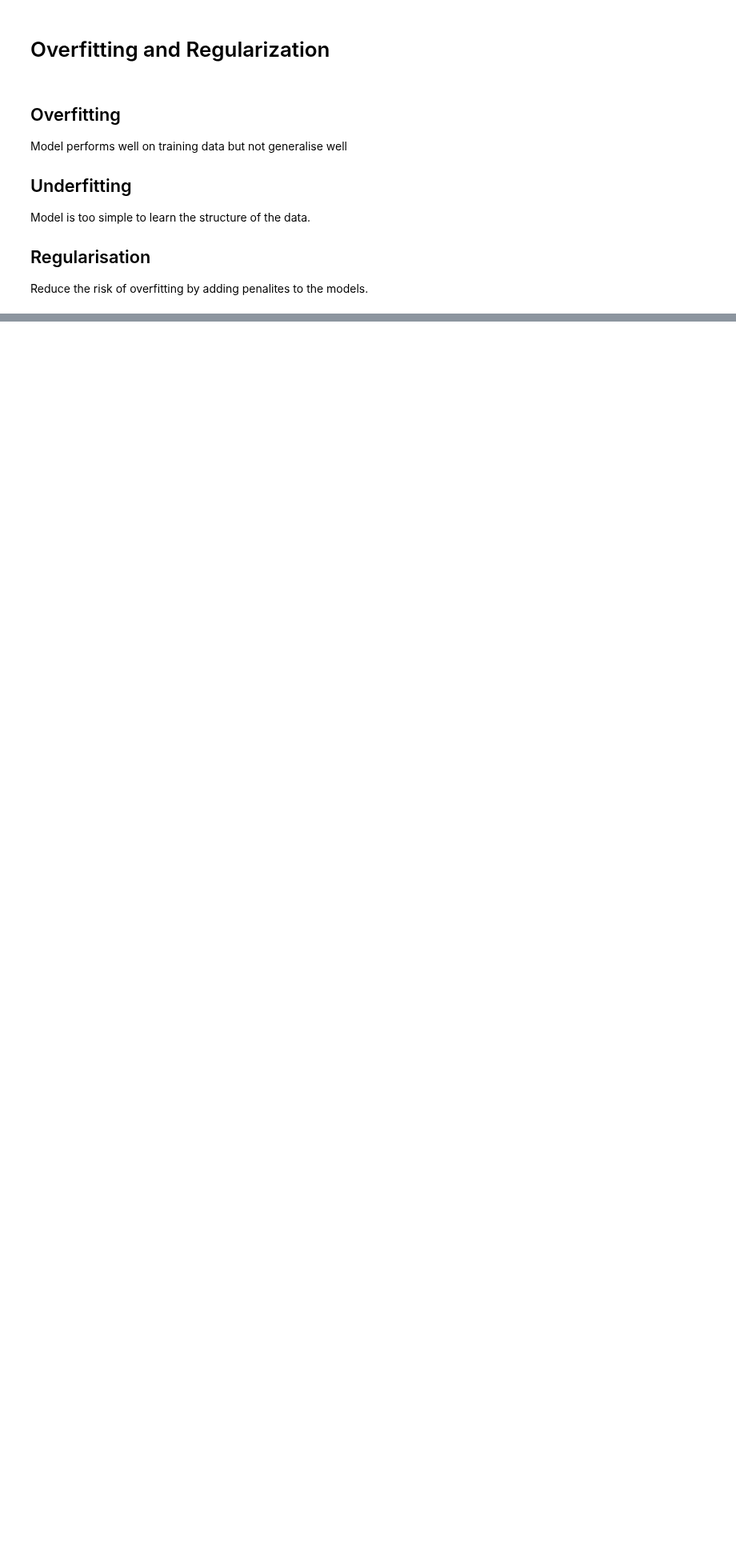
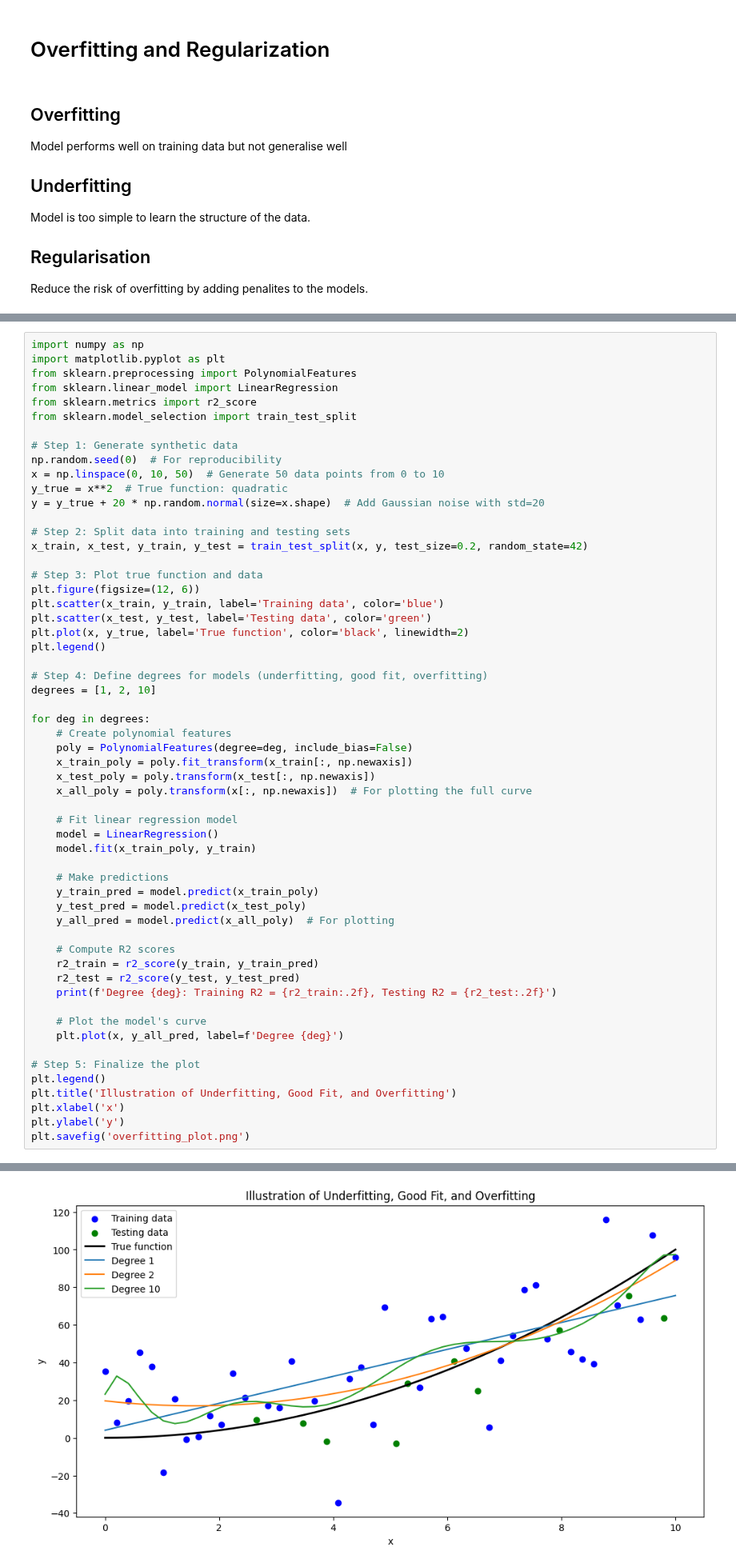
Before and after one commit to vuhung16au/ACU, a Jupyter notebook: ITEC203/Week08/ITEC203_Week08_Tutorial_Linear_Regression.ipynb, the cells around one changed output, grey strips where cells are left out. Shown at 80% size. Drawn from its saved outputs; the diff is of its cells as text; blank space fills up the shorter version.

```diff
--- a/ITEC203/Week08/ITEC203_Week08_Tutorial_Linear_Regression.ipynb
+++ b/ITEC203/Week08/ITEC203_Week08_Tutorial_Linear_Regression.ipynb
@@ -264,0 +269,58 @@ Reduce the risk of overfitting by adding penalites to the models.
+# %%
+import numpy as np
+import matplotlib.pyplot as plt
+from sklearn.preprocessing import PolynomialFeatures
+from sklearn.linear_model import LinearRegression
+from sklearn.metrics import r2_score
+from sklearn.model_selection import train_test_split
+
+# Step 1: Generate synthetic data
+np.random.seed(0)  # For reproducibility
+x = np.linspace(0, 10, 50)  # Generate 50 data points from 0 to 10
+y_true = x**2  # True function: quadratic
+y = y_true + 20 * np.random.normal(size=x.shape)  # Add Gaussian noise with std=20
+
+# Step 2: Split data into training and testing sets
+x_train, x_test, y_train, y_test = train_test_split(x, y, test_size=0.2, random_state=42)
+
+# Step 3: Plot true function and data
+plt.figure(figsize=(12, 6))
+plt.scatter(x_train, y_train, label='Training data', color='blue')
+plt.scatter(x_test, y_test, label='Testing data', color='green')
+plt.plot(x, y_true, label='True function', color='black', linewidth=2)
+plt.legend()
+
+# Step 4: Define degrees for models (underfitting, good fit, overfitting)
+degrees = [1, 2, 10]
+
+for deg in degrees:
+    # Create polynomial features
+    poly = PolynomialFeatures(degree=deg, include_bias=False)
+    x_train_poly = poly.fit_transform(x_train[:, np.newaxis])
+    x_test_poly = poly.transform(x_test[:, np.newaxis])
+    x_all_poly = poly.transform(x[:, np.newaxis])  # For plotting the full curve
+
+    # Fit linear regression model
+    model = LinearRegression()
+    model.fit(x_train_poly, y_train)
+
+    # Make predictions
+    y_train_pred = model.predict(x_train_poly)
+    y_test_pred = model.predict(x_test_poly)
+    y_all_pred = model.predict(x_all_poly)  # For plotting
+
+    # Compute R2 scores
+    r2_train = r2_score(y_train, y_train_pred)
+    r2_test = r2_score(y_test, y_test_pred)
+    print(f'Degree {deg}: Training R2 = {r2_train:.2f}, Testing R2 = {r2_test:.2f}')
+
+    # Plot the model's curve
+    plt.plot(x, y_all_pred, label=f'Degree {deg}')
+
+# Step 5: Finalize the plot
+plt.legend()
+plt.title('Illustration of Underfitting, Good Fit, and Overfitting')
+plt.xlabel('x')
+plt.ylabel('y')
+plt.savefig('overfitting_plot.png')
+# %% [output]
@@ -264,0 +330 @@ Reduce the risk of overfitting by adding penalites to the models.
+[figure, added]
```
Also changed, not shown: parts of 5 cells of this notebook.
